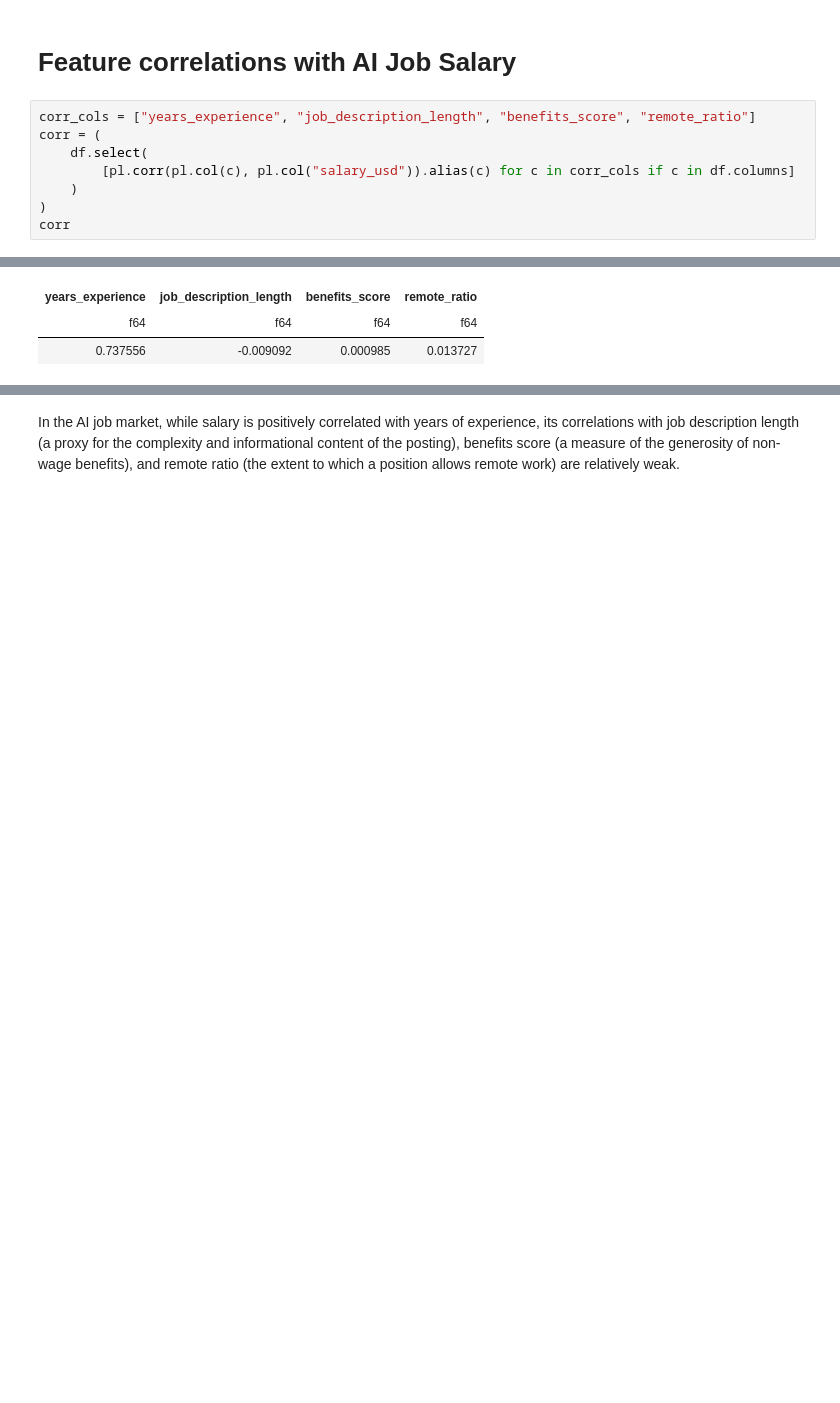
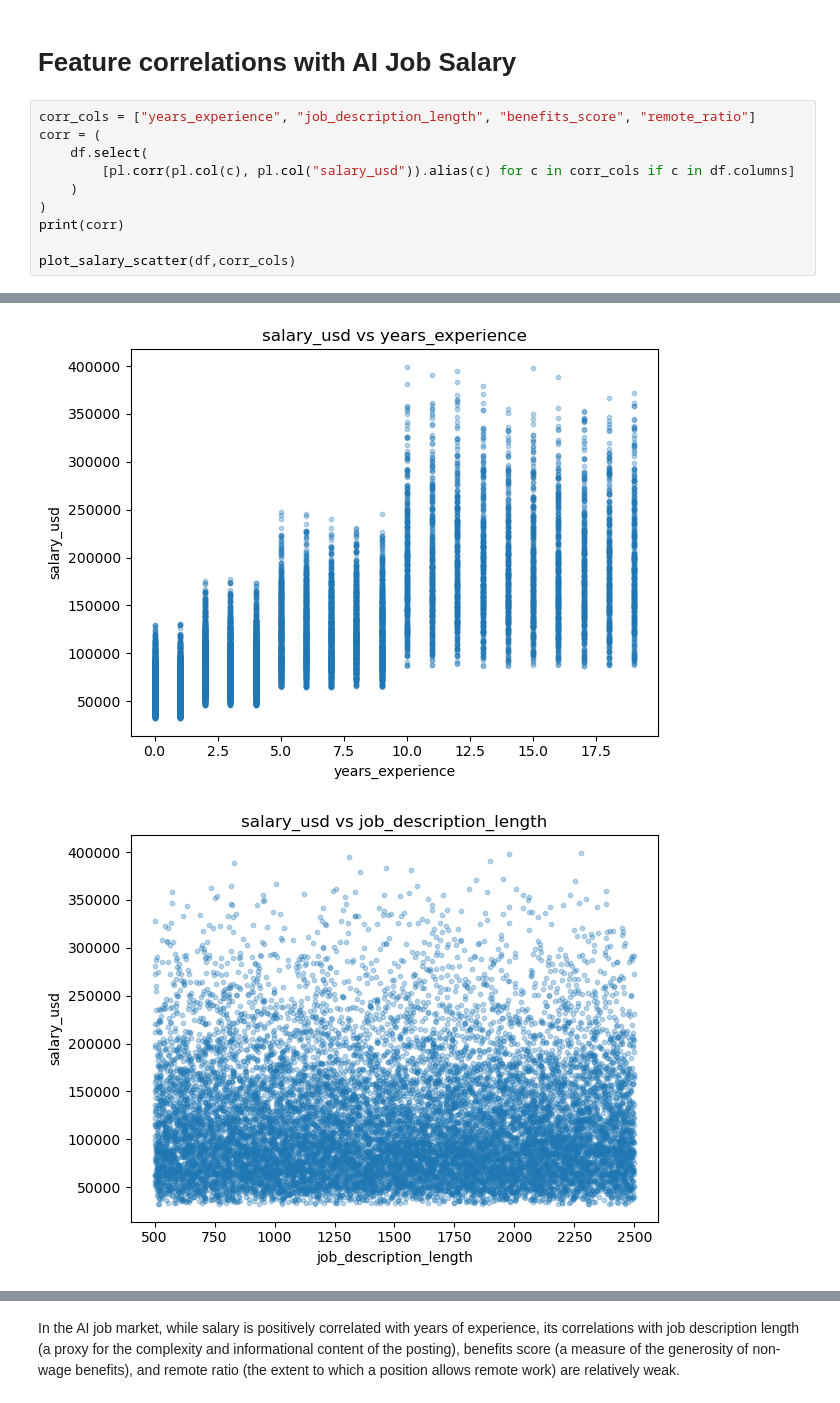
Before and after one commit to mionam0304-lang/d100_d400_code_mm2935, a Jupyter notebook: eda_cleaning.ipynb, the cells around one changed output, grey strips where cells are left out. Drawn from its saved outputs; the diff is of its cells as text; blank space fills up the shorter version.

```diff
--- a/eda_cleaning.ipynb
+++ b/eda_cleaning.ipynb
@@ -156,6 +157,8 @@ corr = (
         [pl.corr(pl.col(c), pl.col("salary_usd")).alias(c) for c in corr_cols if c in df.columns]
     )
 )
-corr
+print(corr)
+
+plot_salary_scatter(df,corr_cols)
 # %% [output]
 shape: (1, 4)
@@ -162,3 +172,2 @@ shape: (1, 4)
-| years_experience | job_description_length | benefits_score | remote_ratio |
-| f64 | f64 | f64 | f64 |
-| 0.737556 | -0.009092 | 0.000985 | 0.013727 |
+[figure, added]
+[figure, added]
```
Also changed, not shown: parts of 15 cells of this notebook, 20 other files.
